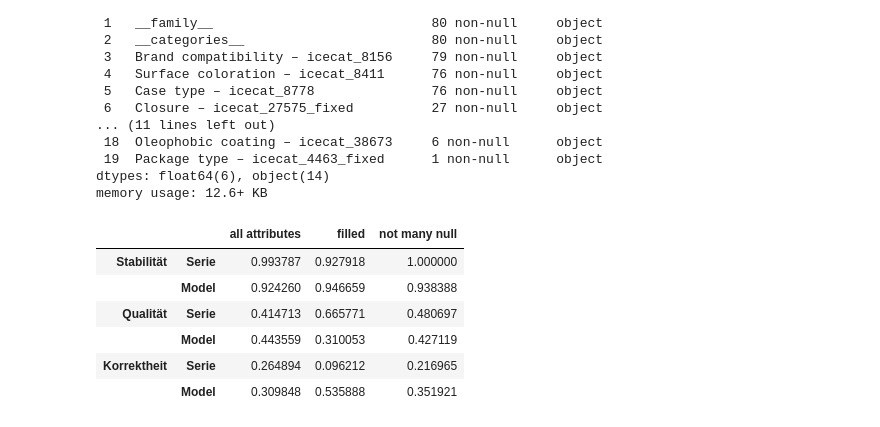
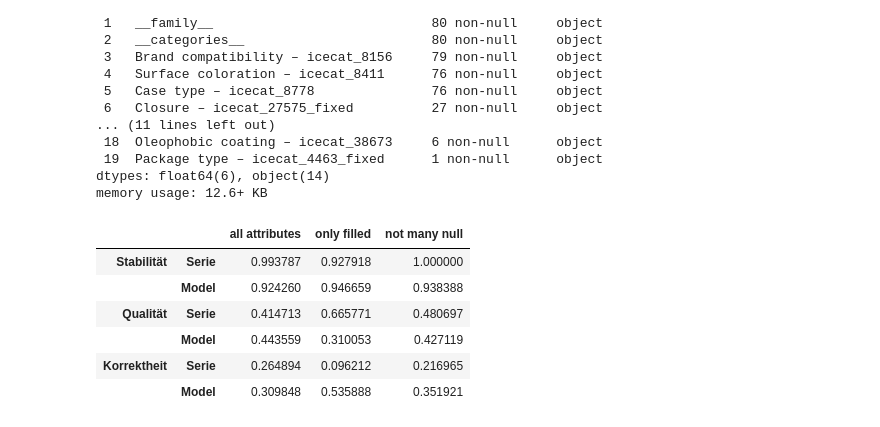
Before and after one commit to hd-code/ma-product-clustering, a Jupyter notebook: cluster-analysis/notebooks/clustering/1-cases.ipynb, the cells around one changed output. Drawn from its saved outputs; the diff is of its cells as text; code cells hidden in the pictures.

```diff
--- a/cluster-analysis/notebooks/clustering/1-cases.ipynb
+++ b/cluster-analysis/notebooks/clustering/1-cases.ipynb
@@ -120,19 +140,24 @@ pd.DataFrame({
 # %%
-def cluster_dataset(dataset, random_state) -> clustering.BisectingKMeans:
-    return clustering.BisectingKMeans(dataset, ac.Centroid, random_state=random_state)
+def cluster_dataset(dataset, random_state, weights = None) -> clustering.BisectingKMeans:
+    if weights is None:
+        return clustering.BisectingKMeans(dataset, ac.Centroid, random_state=random_state)
+
+    cls = ac.create_centroid_cls_with_weights(weights)
+    return clustering.BisectingKMeans(dataset, cls, random_state=random_state)
 
 
-def calc_metrics(dataset):
-    proximity_matrix = ac.calc_proximity_matrix(dataset)
+def calc_metrics(attr_codes, weights = None):
+    dataset = ac.dataset_from_records(products_df[attr_codes].to_dict("records"))
+    proximity_matrix = ac.calc_proximity_matrix(dataset, weights)
 
-    bi_kmeans = cluster_dataset(dataset, 0)
+    bi_kmeans = cluster_dataset(dataset, 0, weights)
     labels_series = bi_kmeans.labels_flat(k_series)
     labels_models = bi_kmeans.labels_flat(k_models)
 
     stabilities_series = []
     stabilities_models = []
     for i in range(1, 10):
-        bi_kmeans_2 = cluster_dataset(dataset, i)
+        bi_kmeans_2 = cluster_dataset(dataset, i, weights)
         stabilities_series.append(
             adjusted_rand_score(labels_series, bi_kmeans_2.labels_flat(k_series))
         )
@@ -215,16 +230,16 @@ memory usage: 12.6+ KB
 # %%
 attr_codes_filled = ["icecat_8156", "icecat_8411", "icecat_8778", "icecat_6767"]
 
 attr_codes_null = ["icecat_26241", "icecat_9689", "icecat_15767", "icecat_38673", "icecat_4463_fixed"]
 attr_codes_not_null = list(filter(lambda a: a not in attr_codes_null, attr_codes_all))
 
 pd.DataFrame({
-    "all attributes": calc_metrics(data_all),
-    "filled": calc_metrics(ac.dataset_from_records(products_df[attr_codes_filled].to_dict("records"))),
-    "not many null": calc_metrics(ac.dataset_from_records(products_df[attr_codes_not_null].to_dict("records"))),
+    "all attributes": calc_metrics(attr_codes_all),
+    "only filled": calc_metrics(attr_codes_filled),
+    "not many null": calc_metrics(attr_codes_not_null),
 })
 # %% [output]
-|  |  | all attributes | filled | not many null |
+|  |  | all attributes | only filled | not many null |
 | Stabilität | Serie | 0.993787 | 0.927918 | 1.000000 |
 |  | Model | 0.924260 | 0.946659 | 0.938388 |
 | Qualität | Serie | 0.414713 | 0.665771 | 0.480697 |
```
Also changed, not shown: parts of 28 cells of this notebook, 2 other files.
